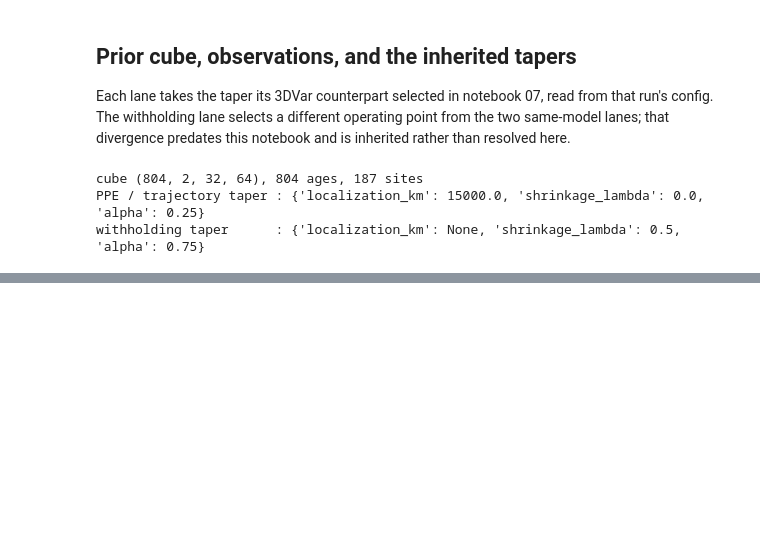
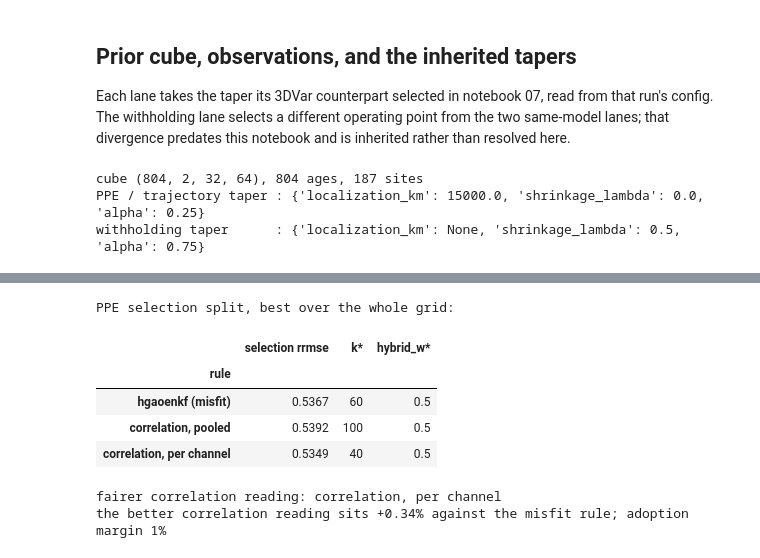
Before and after one commit to evgeni-g-georgiev/sparse_paleoclimate_field_reconstruction, a Jupyter notebook: notebooks/10_hgaoenkf.ipynb, the cells around one changed output, grey strips where cells are left out. Saved outputs shown, nothing was run; the diff lists cells and outputs as text; code cells hidden in the pictures; blank space fills up the shorter version.

```diff
--- a/notebooks/10_hgaoenkf.ipynb
+++ b/notebooks/10_hgaoenkf.ipynb
@@ -310,0 +396,41 @@ selected on PPE (evidence): k=60, hybrid_w=0.75, b_scale=5.0
+# %%
+def ppe_best_selection(rule):
+    """Best selection-split pooled rRMSE over the whole (k, hybrid_w, b_scale) grid."""
+    path = HG[rule] / "metrics.csv"
+    if not path.exists():
+        return np.nan
+    m = pd.read_csv(path)
+    label = ex.method_label(ex.hgaoenkf_estimator(rule))
+    sel = m[(m.lane == "ppe") & (m.split == "selection") & (m.method == label)
+            & (m.channel == "pooled") & (m.do_event == "all") & (m.metric == "rrmse")]
+    return float(sel["value"].min()) if len(sel) else np.nan
+
+
+demo = pd.DataFrame([{"rule": RULE_LABEL[r], "selection rrmse": ppe_best_selection(r),
+                      "k*": K_SEL.get(r), "hybrid_w*": W_SEL.get(r)}
+                     for r in (ANALOG_MISFIT,) + CORRELATION_RULES]).set_index("rule")
+print("PPE selection split, best over the whole grid:")
+display(demo.round(4))
+
+CORR_BEST = min(CORRELATION_RULES, key=lambda r: ppe_best_selection(r))
+print(f"fairer correlation reading: {RULE_LABEL[CORR_BEST]}")
+
+_misfit, _corr = ppe_best_selection(ANALOG_MISFIT), ppe_best_selection(CORR_BEST)
+if np.isfinite(_corr) and np.isfinite(_misfit):
+    gap = (_misfit - _corr) / _misfit                  # positive where correlation leads
+    print(f"the better correlation reading sits {100 * gap:+.2f}% against the misfit rule; "
+          f"adoption margin {100 * SEL_MARGIN:.0f}%")
+    if gap > SEL_MARGIN:
+        raise RuntimeError(
+            "the correlation rule beats the misfit rule by more than the stated margin on "
+            "the PPE selection split. The baseline ranks by misfit on the expectation that "
+            "it would not, so stop and re-make that decision rather than carrying on.")
+# %% [output]
+PPE selection split, best over the whole grid:
+|  | selection rrmse | k* | hybrid_w* |
+| rule |  |  |  |
+| hgaoenkf (misfit) | 0.5367 | 60 | 0.5 |
+| correlation, pooled | 0.5392 | 100 | 0.5 |
+| correlation, per channel | 0.5349 | 40 | 0.5 |
+fairer correlation reading: correlation, per channel
+the better correlation reading sits +0.34% against the misfit rule; adoption margin 1%
```
Also changed, not shown: parts of 25 cells of this notebook.
